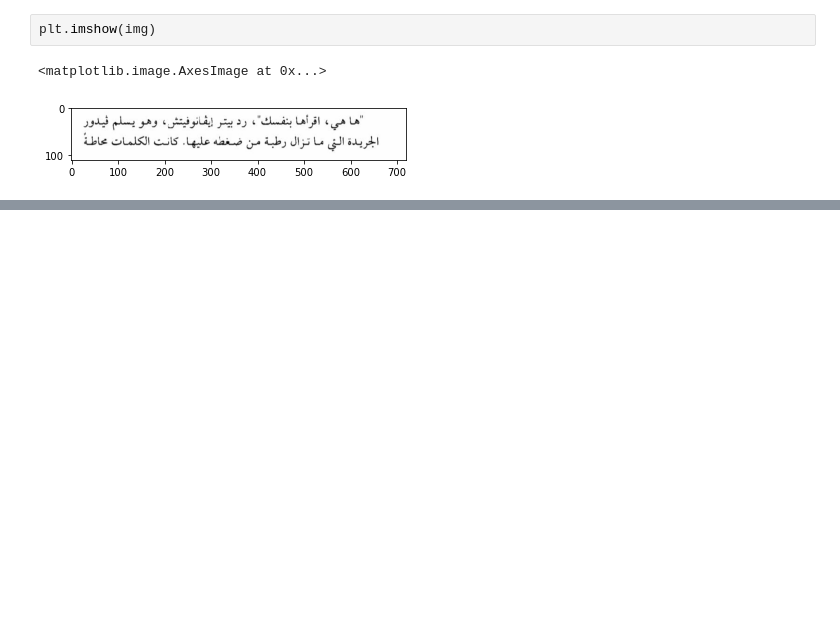
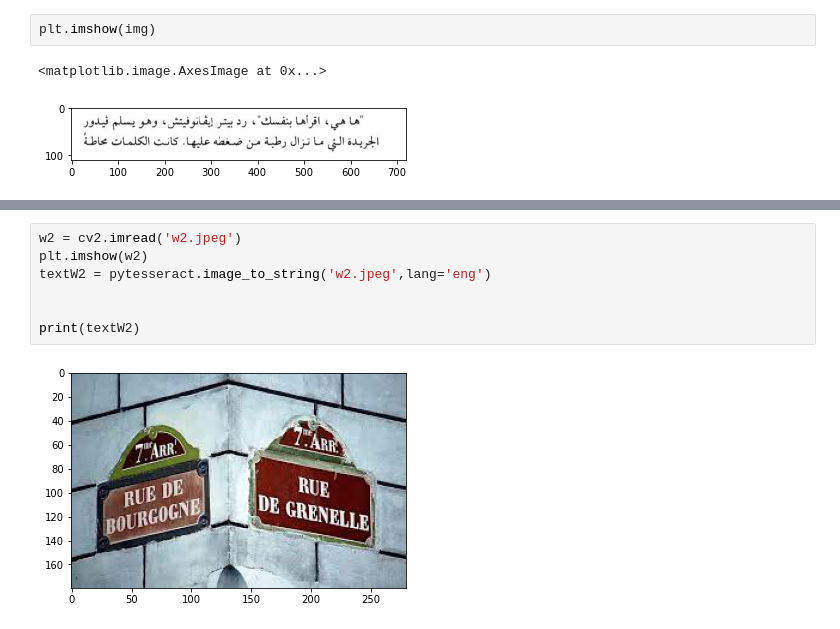
Before and after one commit to geehaad/OCR, a Jupyter notebook: Tesseract.ipynb, the cells around one changed output, grey strips where cells are left out. Cells and saved outputs as stored; diff of their text form; blank space fills up the shorter version.

```diff
--- a/Tesseract.ipynb
+++ b/Tesseract.ipynb
@@ -96,0 +118,9 @@ print(text5)
+# %%
+w2 = cv2.imread('w2.jpeg')
+plt.imshow(w2)
+textW2 = pytesseract.image_to_string('w2.jpeg',lang='eng')
+
+
+print(textW2)
+# %% [output]
+[figure, added]
```
Also changed, not shown: parts of 32 cells of this notebook, 1 other file.
